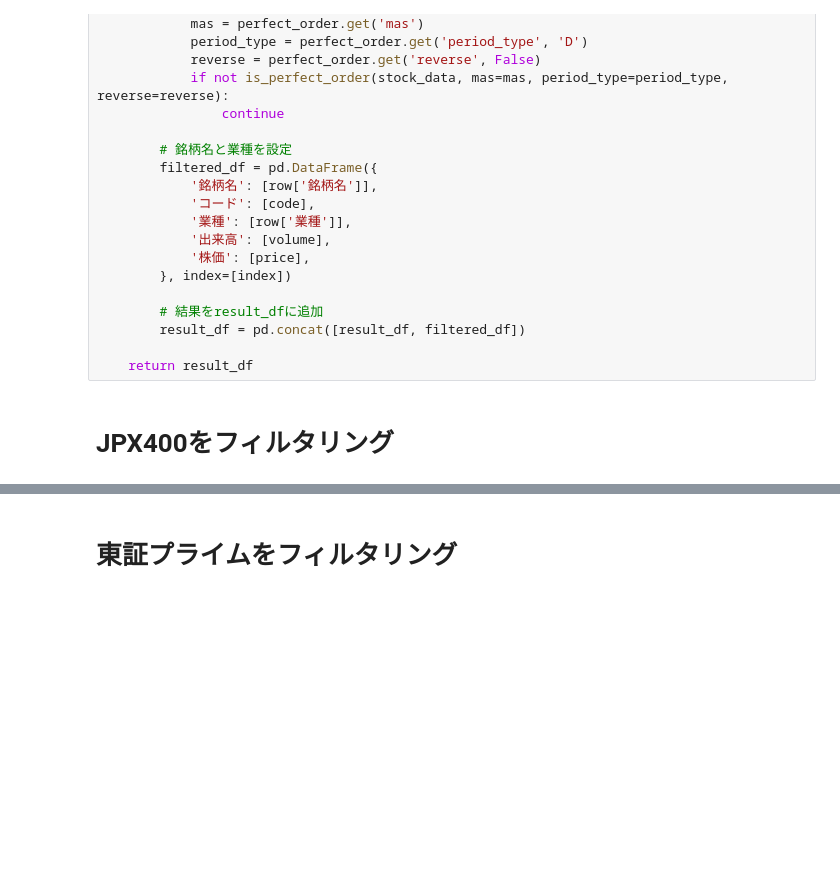
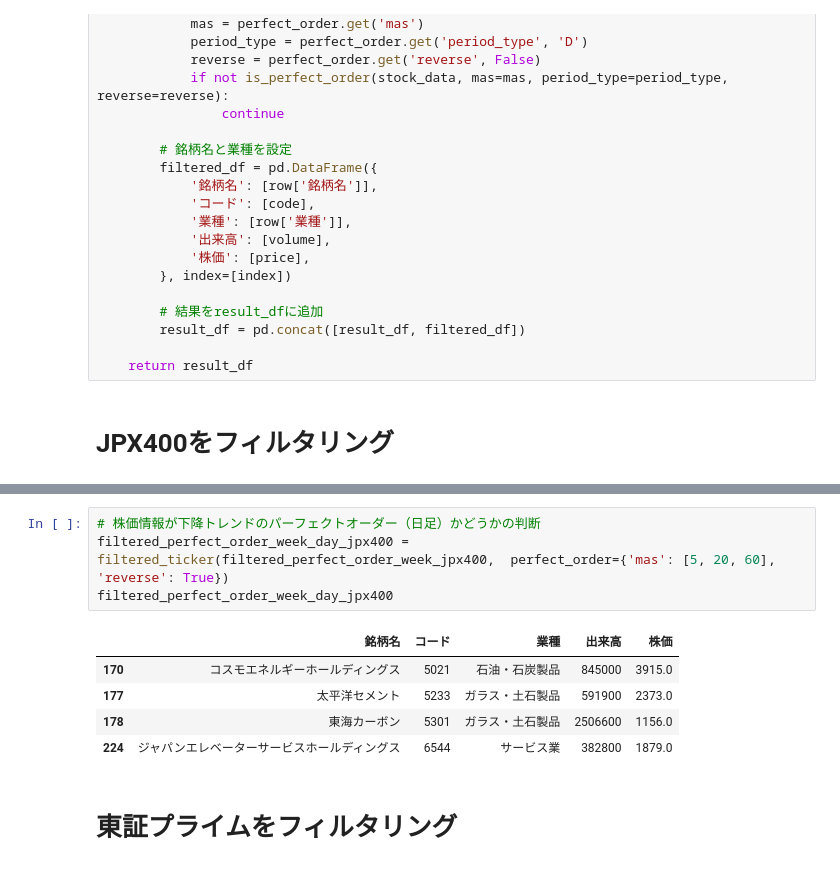
Before and after one commit to hirokimituya/stock-price-analysis, a Jupyter notebook: technical_analysis/銘柄選定関数.ipynb, the cells around one changed output, grey strips where cells are left out. Drawn from its saved outputs; the diff is of its cells as text; blank space fills up the shorter version.

```diff
--- a/technical_analysis/銘柄選定関数.ipynb
+++ b/technical_analysis/銘柄選定関数.ipynb
@@ -425,3 +452,13 @@ filtered_perfect_order_week_day_jpx400
+# %%
+# 株価情報が下降トレンドのパーフェクトオーダー（日足）かどうかの判断
+filtered_perfect_order_week_day_jpx400 = filtered_ticker(filtered_perfect_order_week_jpx400,  perfect_order={'mas': [5, 20, 60], 'reverse': True})
+filtered_perfect_order_week_day_jpx400
+# %% [output]
+|  | 銘柄名 | コード | 業種 | 出来高 | 株価 |
+| 170 | コスモエネルギーホールディングス | 5021 | 石油・石炭製品 | 845000 | 3915.0 |
+| 177 | 太平洋セメント | 5233 | ガラス・土石製品 | 591900 | 2373.0 |
+| 178 | 東海カーボン | 5301 | ガラス・土石製品 | 2506600 | 1156.0 |
+| 224 | ジャパンエレベーターサービスホールディングス | 6544 | サービス業 | 382800 | 1879.0 |
 # %% [markdown]
 # 東証プライムをフィルタリング
 # %%
```
Also changed, not shown: parts of 8 cells of this notebook.
